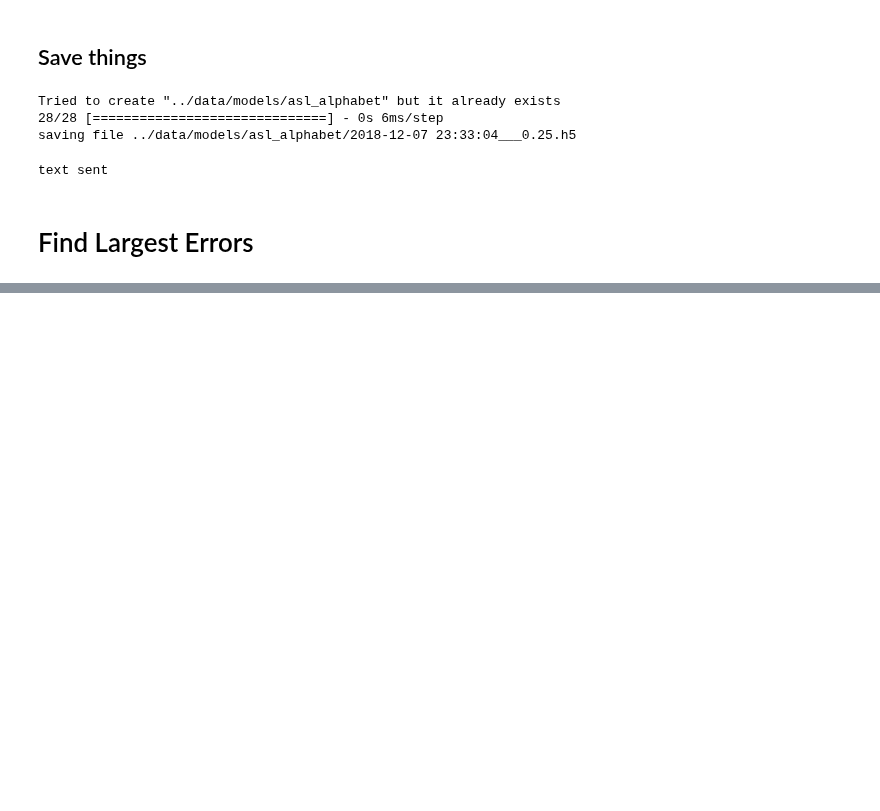
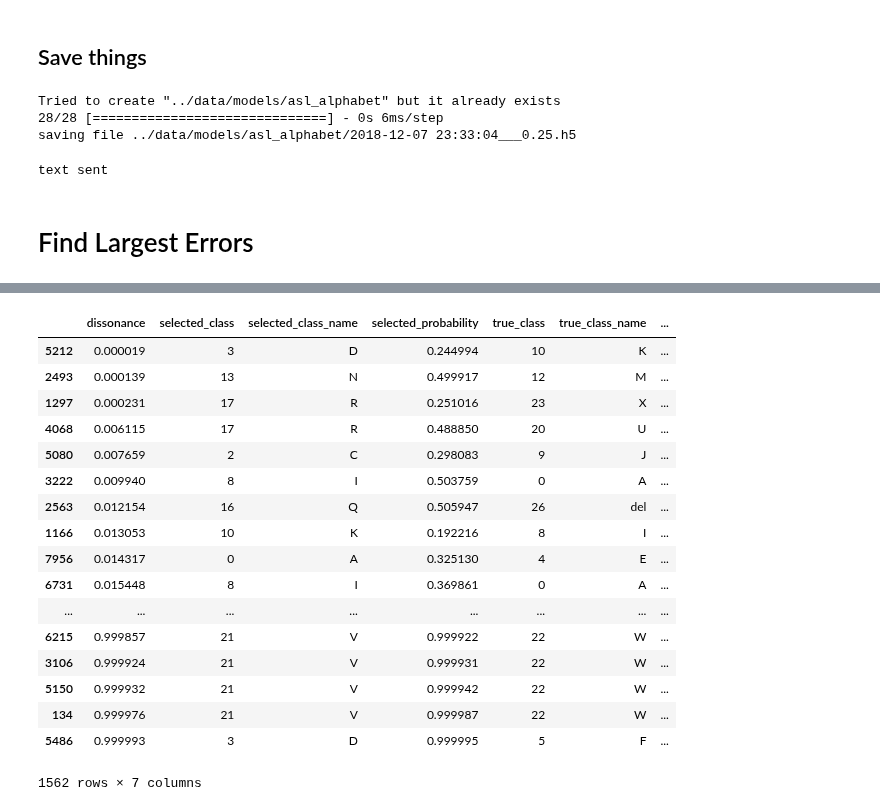
Before and after one commit to kjprice/smu-capstone, a Jupyter notebook: notebooks/Hand Signs.ipynb, the cells around one changed output, grey strips where cells are left out. Saved outputs shown, nothing was run; the diff lists cells and outputs as text; code cells hidden in the pictures; blank space fills up the shorter version.

```diff
--- a/notebooks/Hand Signs.ipynb
+++ b/notebooks/Hand Signs.ipynb
@@ -302,0 +255,5 @@ array([[9.75617953e-03, 3.62603503e-10, 2.70631544e-30, 5.53198869e-28,
+# %%
+validation_generator.class_indices
+class_name_by_index = {}
+for index, class_name in enumerate(validation_generator.class_indices):
+    class_name_by_index[int(index)] = class_name
@@ -302,0 +274,54 @@ array([[9.75617953e-03, 3.62603503e-10, 2.70631544e-30, 5.53198869e-28,
+# %%
+c = None
+true_classes = []
+predicted_classes = []
+selected_probabilities = []
+true_probabilities = []
+dissonance = []
+
+predictions = model.predict(images)
+#_probability = model.predict_proba(images)
+
+for class_vector, probability in zip(class_vectors, predictions):
+    predicted_class = probability.argmax(axis=-1)
+    true_class = class_vector.argmax(axis=-1)
+    selected_probability = probability.max()
+    true_probability = probability[true_class]
+
+    true_classes.append(true_class)
+    predicted_classes.append(predicted_class)
+    selected_probabilities.append(selected_probability)
+    true_probabilities.append(true_probability)
+    dissonance.append(selected_probability - true_probability)
+
+validations = pd.DataFrame({
+    'true_class': true_classes,
+    'selected_class': predicted_classes,
+    'true_class_name': [class_name_by_index[_class] for _class in true_classes],
+    'selected_class_name': [class_name_by_index[_class] for _class in predicted_classes],
+    'selected_probability': selected_probabilities,
+    'true_probabilities': true_probabilities,
+    'dissonance': dissonance
+})
+
+errors = validations[validations['selected_class'] != validations['true_class']].sort_values('dissonance')
+errors
+# %% [output]
+|  | dissonance | selected_class | selected_class_name | selected_probability | true_class | true_class_name | ... |
+| 5212 | 0.000019 | 3 | D | 0.244994 | 10 | K | ... |
+| 2493 | 0.000139 | 13 | N | 0.499917 | 12 | M | ... |
+| 1297 | 0.000231 | 17 | R | 0.251016 | 23 | X | ... |
+| 4068 | 0.006115 | 17 | R | 0.488850 | 20 | U | ... |
+| 5080 | 0.007659 | 2 | C | 0.298083 | 9 | J | ... |
+| 3222 | 0.009940 | 8 | I | 0.503759 | 0 | A | ... |
+| 2563 | 0.012154 | 16 | Q | 0.505947 | 26 | del | ... |
+| 1166 | 0.013053 | 10 | K | 0.192216 | 8 | I | ... |
+| 7956 | 0.014317 | 0 | A | 0.325130 | 4 | E | ... |
+| 6731 | 0.015448 | 8 | I | 0.369861 | 0 | A | ... |
+| ... | ... | ... | ... | ... | ... | ... | ... |
+| 6215 | 0.999857 | 21 | V | 0.999922 | 22 | W | ... |
+| 3106 | 0.999924 | 21 | V | 0.999931 | 22 | W | ... |
+| 5150 | 0.999932 | 21 | V | 0.999942 | 22 | W | ... |
+| 134 | 0.999976 | 21 | V | 0.999987 | 22 | W | ... |
+| 5486 | 0.999993 | 3 | D | 0.999995 | 5 | F | ... |
+1562 rows × 7 columns
```
Also changed, not shown: parts of 17 cells of this notebook.
